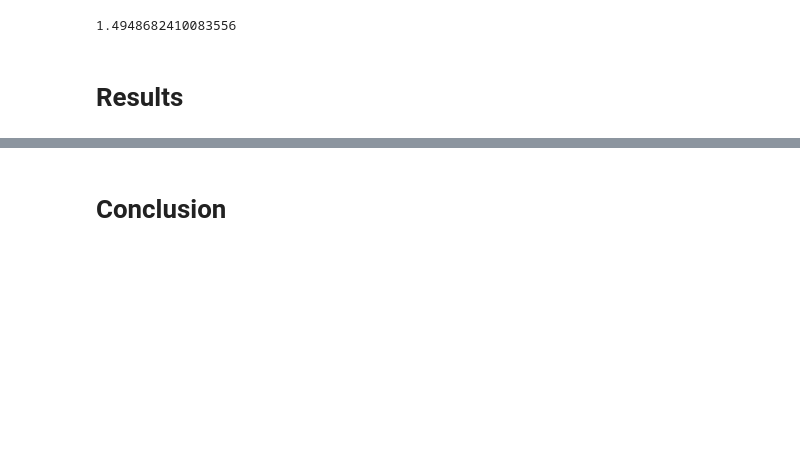
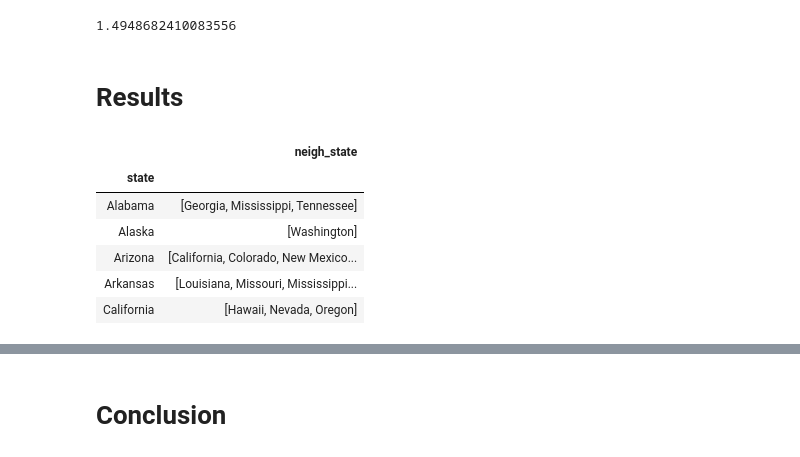
Before and after one commit to FiveSixSenvenEight/109B_flu_prediction, a Jupyter notebook: 02-analysis/109_final_project.ipynb, the cells around one changed output, grey strips where cells are left out. Cells and saved outputs as stored; diff of their text form; code cells hidden in the pictures; blank space fills up the shorter version.

```diff
--- a/02-analysis/109_final_project.ipynb
+++ b/02-analysis/109_final_project.ipynb
@@ -383,3 +378,16 @@ random_forest('New York', ['Pennsylvania', 'New Jersey', 'Connecticut', 'Massach
 1.4948682410083556
 # %% [markdown]
 # Results
+# %%
+# get neighbor data
+neighbors = pd.read_csv('../data/state_neighbors.csv').set_index('state')
+neighbors['neigh_state'] = neighbors['neigh_state'].apply(literal_eval)
+neighbors.head()
+# %% [output]
+|  | neigh_state |
+| state |  |
+| Alabama | [Georgia, Mississippi, Tennessee] |
+| Alaska | [Washington] |
+| Arizona | [California, Colorado, New Mexico... |
+| Arkansas | [Louisiana, Missouri, Mississippi... |
+| California | [Hawaii, Nevada, Oregon] |
```
Also changed, not shown: parts of 12 cells of this notebook.
